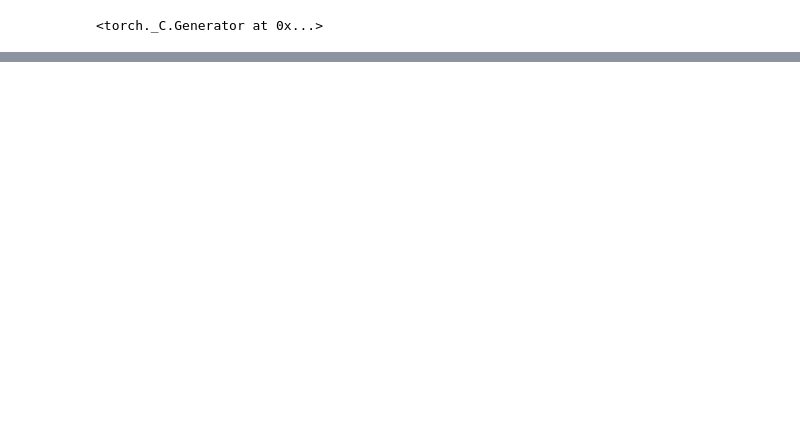
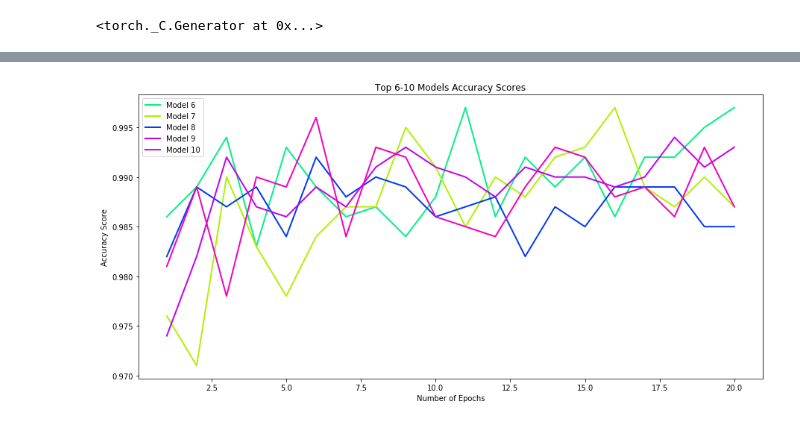
Before and after one commit to agroshar/DIT411-Introduction-to-AI, a Jupyter notebook: Top_n_models.ipynb, the cells around one changed output, grey strips where cells are left out. Saved outputs shown, nothing was run; the diff lists cells and outputs as text; code cells hidden in the pictures; blank space fills up the shorter version.

```diff
--- a/Top_n_models.ipynb
+++ b/Top_n_models.ipynb
@@ -269,0 +320,18 @@ plt.show()
+# %%
+epoch_range = list(range(1, epochs+1, 1))
+
+colors = ['#000000', '#04f108', '#f11f04', '#FFBD33', '#e5f104', '#04f186', '#b2f104', '#043bf1', '#c204f1',
+          '#f104be']
+
+fig, ax = plt.subplots(figsize=(15, 7))
+plt.title("Top 6-10 Models Accuracy Scores")
+
+for i in range(5, top_models_num):
+    ax.plot(epoch_range, models_accuracies[i], colors[i], linewidth=2, label="Model "+str(i+1))
+
+ax.legend()
+ax.set_ylabel("Accuracy Score")
+ax.set_xlabel("Number of Epochs")
+plt.show()
+# %% [output]
+[figure, added]
```
Also changed, not shown: parts of 10 cells of this notebook.
